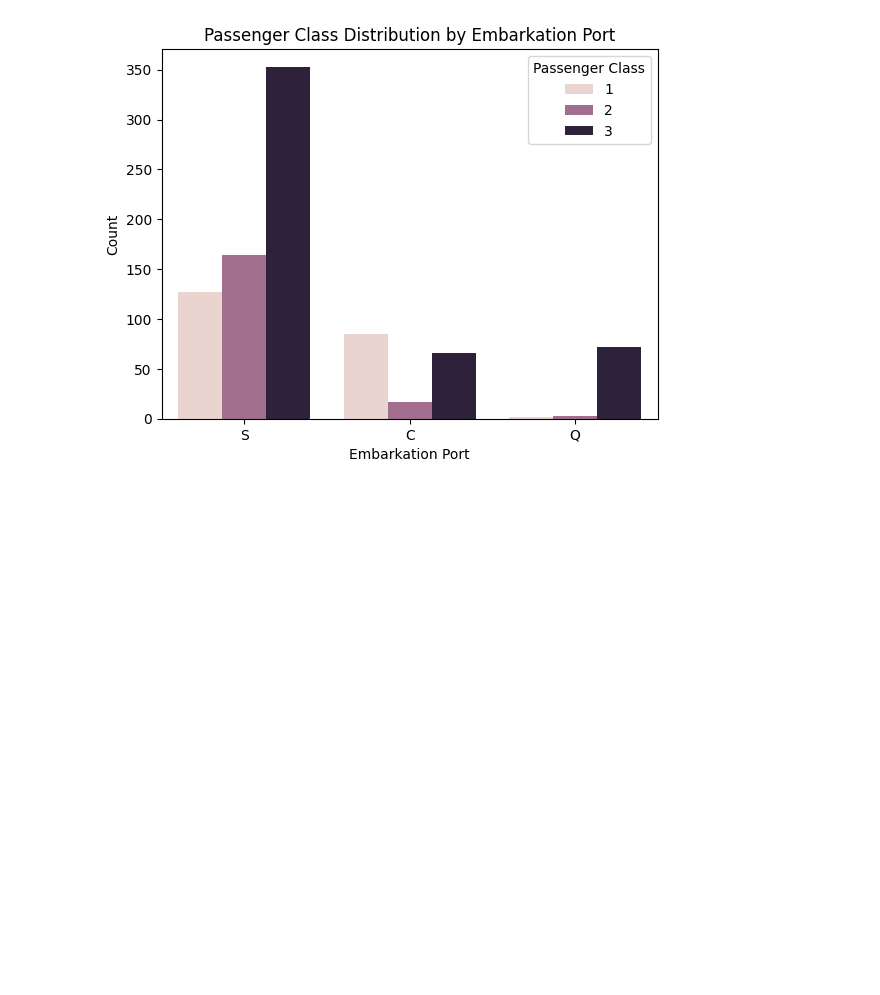
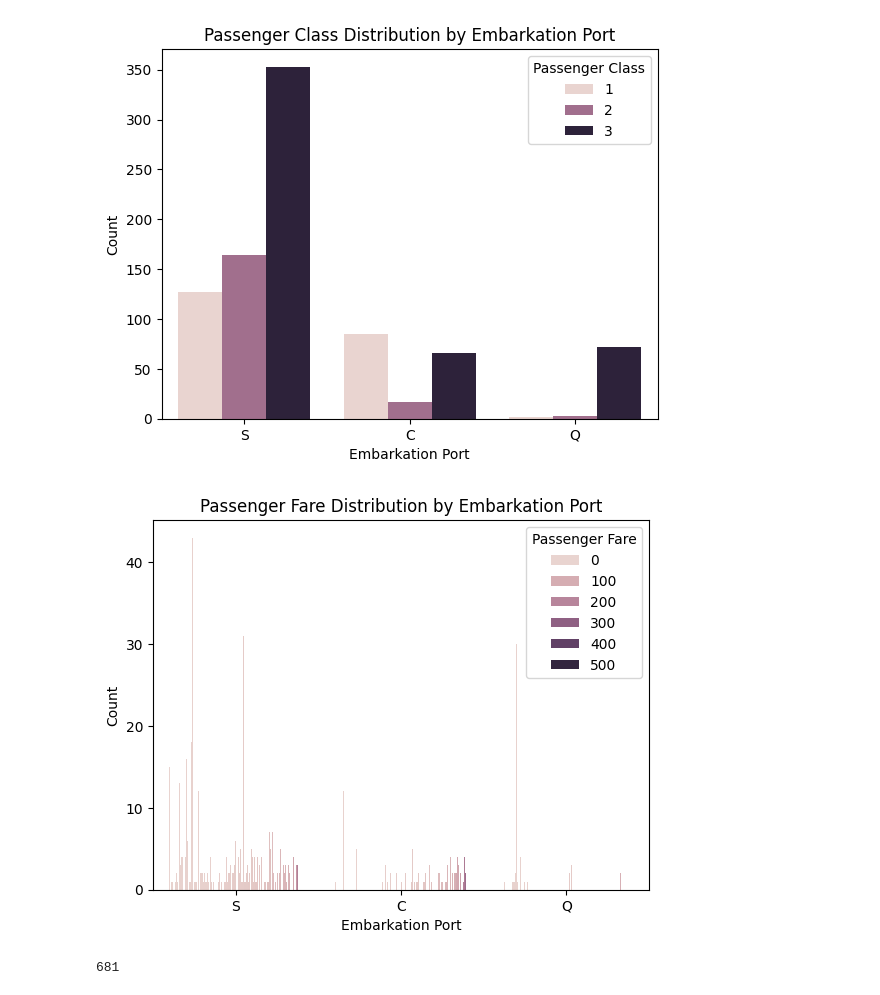
Before and after one commit to mohammadnmr/ML-proj-Predicting-Titanic-Survivors, a Jupyter notebook: titanic_survivors.ipynb, the cells around one changed output. Drawn from its saved outputs; the diff is of its cells as text; code cells hidden in the pictures; blank space fills up the shorter version.

Commit message:
done EDA, fill missing, and encoding features

```diff
--- a/titanic_survivors.ipynb
+++ b/titanic_survivors.ipynb
@@ -88,3 +88,12 @@ plt.legend(title="Passenger Class")
 plt.show()
 # %% [output]
 [figure]
+# %%
+sns.countplot(data=titanic_labeled_data, x="Embarked", hue="Fare")
+plt.title("Passenger Fare Distribution by Embarkation Port")
+plt.xlabel("Embarkation Port")
+plt.ylabel("Count")
+plt.legend(title="Passenger Fare")
+plt.show()
+# %% [output]
+[figure, added]
@@ -90,0 +135,6 @@ plt.show()
+# %%
+len(set(titanic_labeled_data["Ticket"]))
+# i don't see importance of filling missing values in cabin so i will drop it
+# the same for tickets as big number of people have unique ticket
+# %% [output]
+681
```
Also changed, not shown: parts of 4 cells of this notebook.
